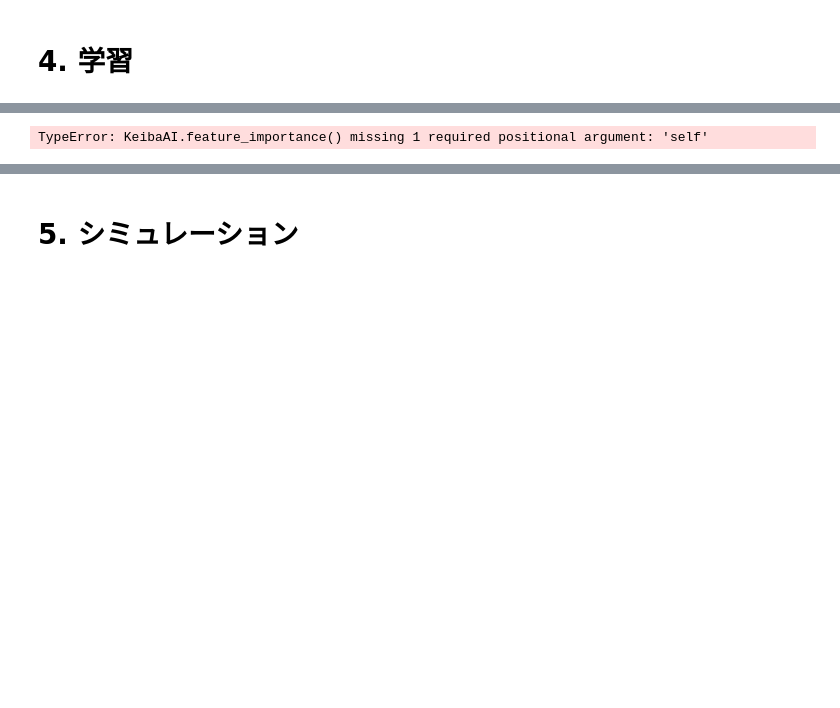
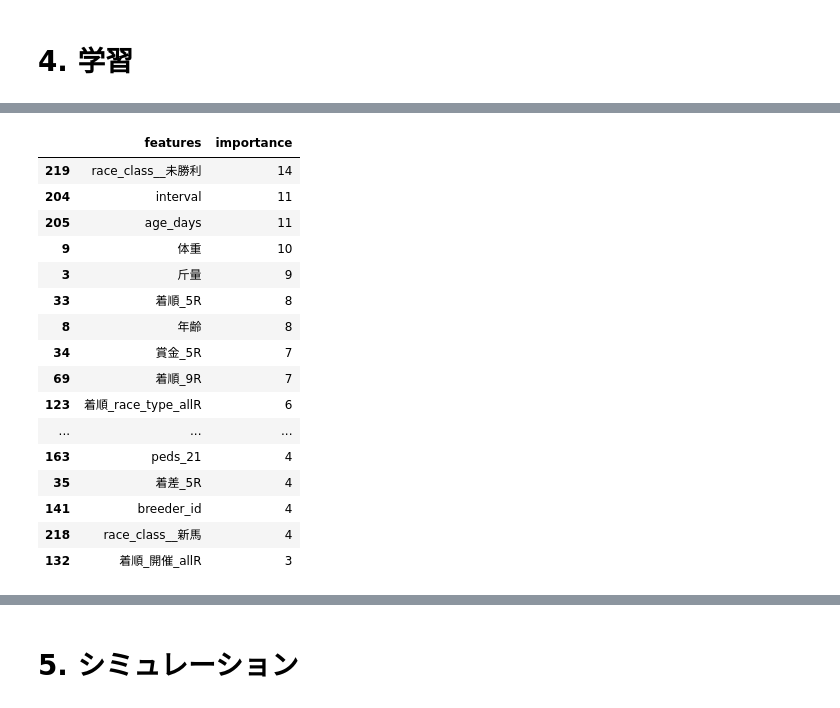
Before and after one commit to nmatsubara8/keibam, a Jupyter notebook: main.ipynb, the cells around one changed output, grey strips where cells are left out. Drawn from its saved outputs; the diff is of its cells as text; code cells hidden in the pictures; blank space fills up the shorter version.

```diff
--- a/main.ipynb
+++ b/main.ipynb
@@ -330,6 +347,6 @@ fe.featured_data.to_pickle("./data/tmp/featured_data_20240222.pickle")
 from src.training._keiba_ai_factory import KeibaAIFactory
 from src.preprocessing._feature_engineering import FeatureEngineering
 
-keiba_ai = KeibaAIFactory.create(fe.featured_data)  # モデル作成
+keiba_ai = KeibaAIFactory.create(feature_engineering.featured_data)  # モデル作成
 keiba_ai.train_with_tuning()  # パラメータチューニングをして学習
 # %% [output]
@@ -354,10 +443,26 @@ ValueError: could not convert string to float: '牝'
 # %%
 from src.training._keiba_ai import KeibaAI
 
 # 特徴量の重要度
-KeibaAI.feature_importance()
+keiba_ai.feature_importance(20)
 # %% [output]
-TypeError: KeibaAI.feature_importance() missing 1 required positional argument: 'self'
+|  | features | importance |
+| 219 | race_class__未勝利 | 14 |
+| 204 | interval | 11 |
+| 205 | age_days | 11 |
+| 9 | 体重 | 10 |
+| 3 | 斤量 | 9 |
+| 33 | 着順_5R | 8 |
+| 8 | 年齢 | 8 |
+| 34 | 賞金_5R | 7 |
+| 69 | 着順_9R | 7 |
+| 123 | 着順_race_type_allR | 6 |
+| ... | ... | ... |
+| 163 | peds_21 | 4 |
+| 35 | 着差_5R | 4 |
+| 141 | breeder_id | 4 |
+| 218 | race_class__新馬 | 4 |
+| 132 | 着順_開催_allR | 3 |
 # %%
 #ハイパーパラメータの確認
 keiba_ai.get_params()
```
Also changed, not shown: parts of 19 cells of this notebook, 17 other files.
